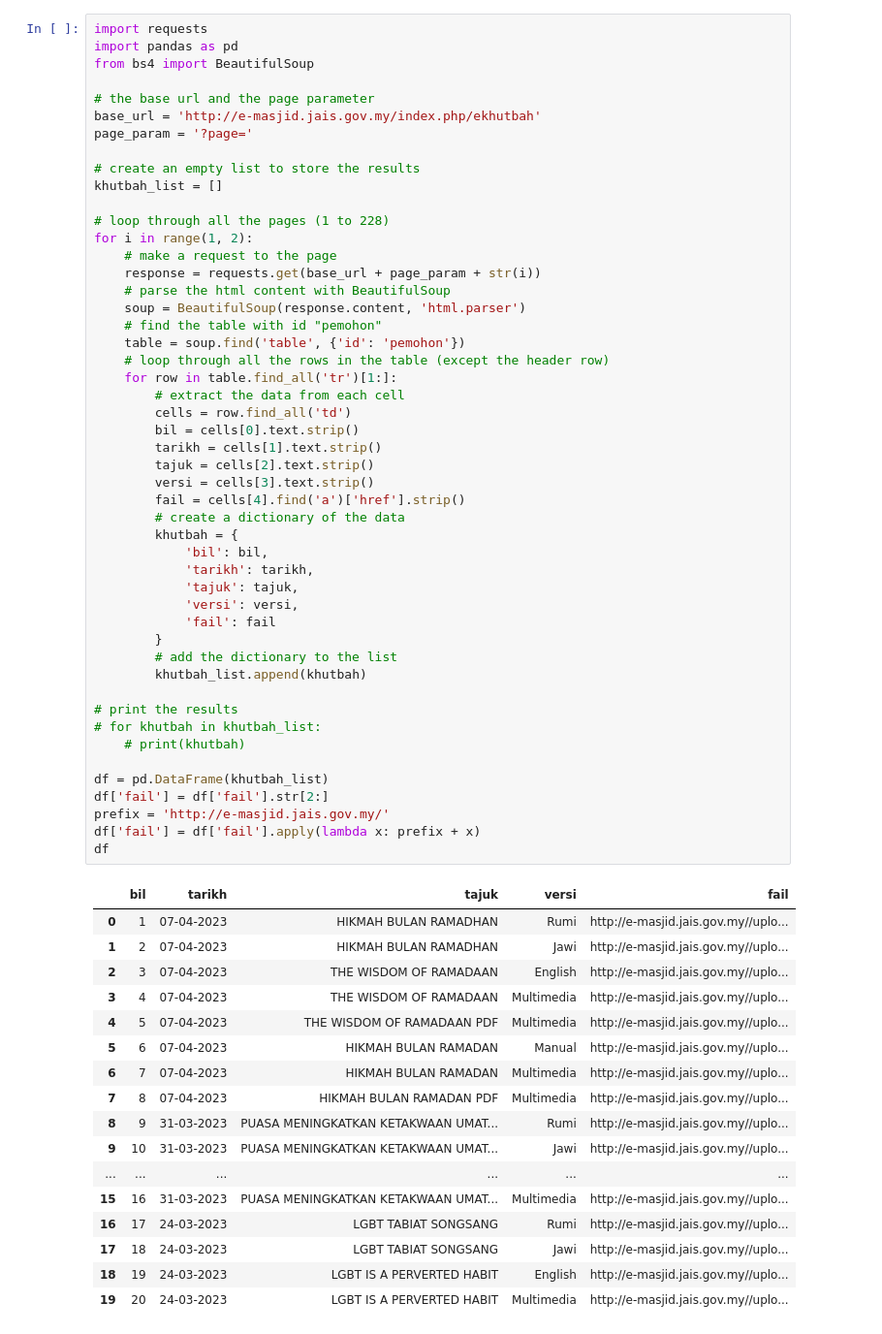
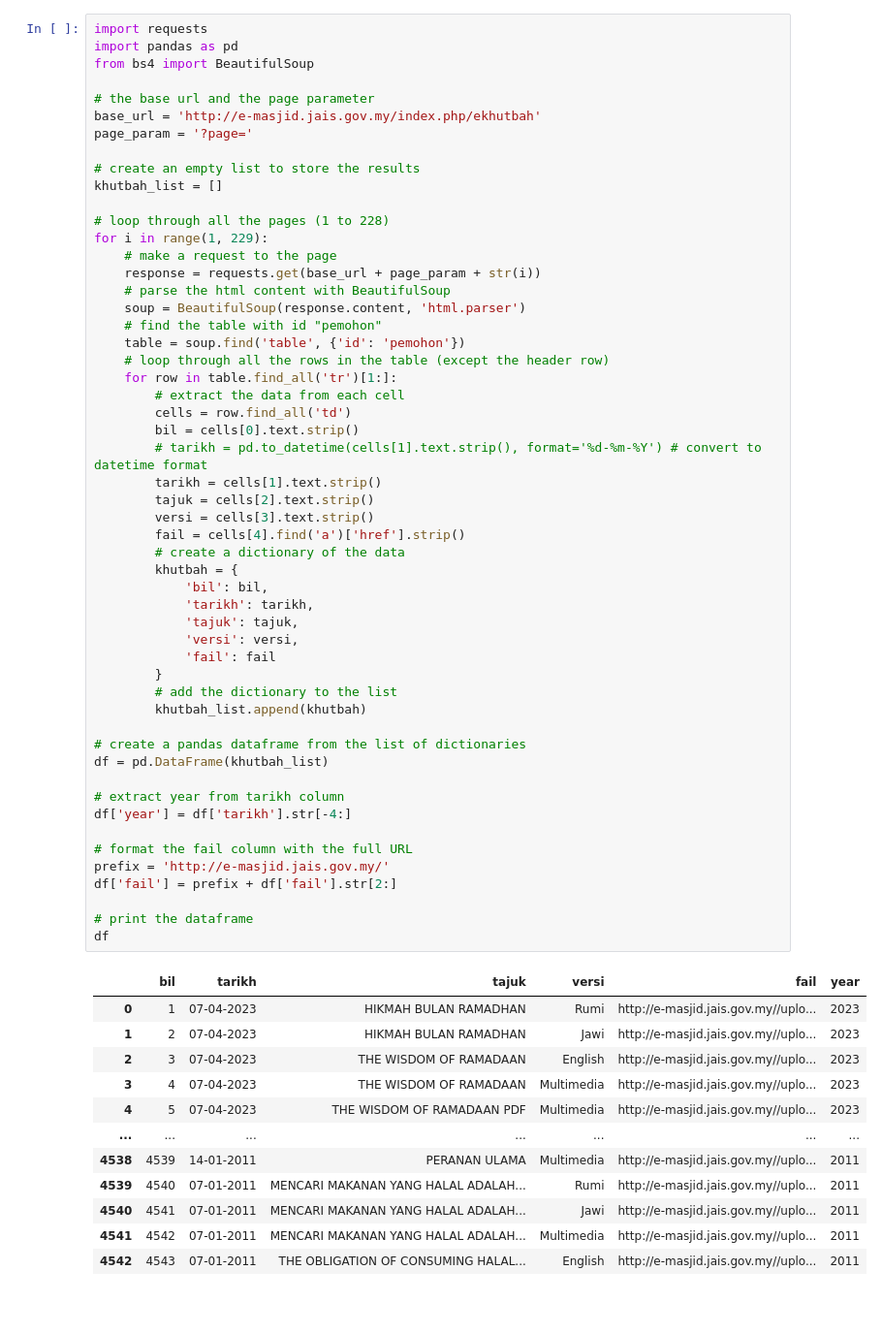
Before and after one commit to booluckgmie/training, a Jupyter notebook: python/Scrape_Kutbah_Jumaat_JAIS_2011_current.ipynb, the cells around one changed output. Shown at 97% size. Drawn from its saved outputs; the diff is of its cells as text; blank space fills up the shorter version.

```diff
--- a/python/Scrape_Kutbah_Jumaat_JAIS_2011_current.ipynb
+++ b/python/Scrape_Kutbah_Jumaat_JAIS_2011_current.ipynb
@@ -13,57 +11,56 @@ page_param = '?page='
 khutbah_list = []
 
 # loop through all the pages (1 to 228)
-for i in range(1, 2):
+for i in range(1, 229):
     # make a request to the page
     response = requests.get(base_url + page_param + str(i))
     # parse the html content with BeautifulSoup
     soup = BeautifulSoup(response.content, 'html.parser')
     # find the table with id "pemohon"
     table = soup.find('table', {'id': 'pemohon'})
     # loop through all the rows in the table (except the header row)
     for row in table.find_all('tr')[1:]:
         # extract the data from each cell
         cells = row.find_all('td')
         bil = cells[0].text.strip()
+        # tarikh = pd.to_datetime(cells[1].text.strip(), format='%d-%m-%Y') # convert to datetime format
         tarikh = cells[1].text.strip()
         tajuk = cells[2].text.strip()
         versi = cells[3].text.strip()
         fail = cells[4].find('a')['href'].strip()
         # create a dictionary of the data
         khutbah = {
             'bil': bil,
             'tarikh': tarikh,
             'tajuk': tajuk,
             'versi': versi,
             'fail': fail
         }
         # add the dictionary to the list
         khutbah_list.append(khutbah)
 
-# print the results
-# for khutbah in khutbah_list:
-    # print(khutbah)
+# create a pandas dataframe from the list of dictionaries
+df = pd.DataFrame(khutbah_list)
 
-df = pd.DataFrame(khutbah_list)
-df['fail'] = df['fail'].str[2:]
+# extract year from tarikh column
+df['year'] = df['tarikh'].str[-4:]
+
+# format the fail column with the full URL
 prefix = 'http://e-masjid.jais.gov.my/'
-df['fail'] = df['fail'].apply(lambda x: prefix + x)
+df['fail'] = prefix + df['fail'].str[2:]
+
+# print the dataframe
 df
 # %% [output]
-|  | bil | tarikh | tajuk | versi | fail |
-| 0 | 1 | 07-04-2023 | HIKMAH BULAN RAMADHAN | Rumi | http://e-masjid.jais.gov.my//uplo... |
-| 1 | 2 | 07-04-2023 | HIKMAH BULAN RAMADHAN | Jawi | http://e-masjid.jais.gov.my//uplo... |
-| 2 | 3 | 07-04-2023 | THE WISDOM OF RAMADAAN | English | http://e-masjid.jais.gov.my//uplo... |
-| 3 | 4 | 07-04-2023 | THE WISDOM OF RAMADAAN | Multimedia | http://e-masjid.jais.gov.my//uplo... |
-| 4 | 5 | 07-04-2023 | THE WISDOM OF RAMADAAN PDF | Multimedia | http://e-masjid.jais.gov.my//uplo... |
-| 5 | 6 | 07-04-2023 | HIKMAH BULAN RAMADAN | Manual | http://e-masjid.jais.gov.my//uplo... |
-| 6 | 7 | 07-04-2023 | HIKMAH BULAN RAMADAN | Multimedia | http://e-masjid.jais.gov.my//uplo... |
-| 7 | 8 | 07-04-2023 | HIKMAH BULAN RAMADAN PDF | Multimedia | http://e-masjid.jais.gov.my//uplo... |
-| 8 | 9 | 31-03-2023 | PUASA MENINGKATKAN KETAKWAAN UMAT... | Rumi | http://e-masjid.jais.gov.my//uplo... |
-| 9 | 10 | 31-03-2023 | PUASA MENINGKATKAN KETAKWAAN UMAT... | Jawi | http://e-masjid.jais.gov.my//uplo... |
-| ... | ... | ... | ... | ... | ... |
-| 15 | 16 | 31-03-2023 | PUASA MENINGKATKAN KETAKWAAN UMAT... | Multimedia | http://e-masjid.jais.gov.my//uplo... |
-| 16 | 17 | 24-03-2023 | LGBT TABIAT SONGSANG | Rumi | http://e-masjid.jais.gov.my//uplo... |
-| 17 | 18 | 24-03-2023 | LGBT TABIAT SONGSANG | Jawi | http://e-masjid.jais.gov.my//uplo... |
-| 18 | 19 | 24-03-2023 | LGBT IS A PERVERTED HABIT | English | http://e-masjid.jais.gov.my//uplo... |
-| 19 | 20 | 24-03-2023 | LGBT IS A PERVERTED HABIT | Multimedia | http://e-masjid.jais.gov.my//uplo... |
+|  | bil | tarikh | tajuk | versi | fail | year |
+| 0 | 1 | 07-04-2023 | HIKMAH BULAN RAMADHAN | Rumi | http://e-masjid.jais.gov.my//uplo... | 2023 |
+| 1 | 2 | 07-04-2023 | HIKMAH BULAN RAMADHAN | Jawi | http://e-masjid.jais.gov.my//uplo... | 2023 |
+| 2 | 3 | 07-04-2023 | THE WISDOM OF RAMADAAN | English | http://e-masjid.jais.gov.my//uplo... | 2023 |
+| 3 | 4 | 07-04-2023 | THE WISDOM OF RAMADAAN | Multimedia | http://e-masjid.jais.gov.my//uplo... | 2023 |
+| 4 | 5 | 07-04-2023 | THE WISDOM OF RAMADAAN PDF | Multimedia | http://e-masjid.jais.gov.my//uplo... | 2023 |
+| ... | ... | ... | ... | ... | ... | ... |
+| 4538 | 4539 | 14-01-2011 | PERANAN ULAMA | Multimedia | http://e-masjid.jais.gov.my//uplo... | 2011 |
+| 4539 | 4540 | 07-01-2011 | MENCARI MAKANAN YANG HALAL ADALAH... | Rumi | http://e-masjid.jais.gov.my//uplo... | 2011 |
+| 4540 | 4541 | 07-01-2011 | MENCARI MAKANAN YANG HALAL ADALAH... | Jawi | http://e-masjid.jais.gov.my//uplo... | 2011 |
+| 4541 | 4542 | 07-01-2011 | MENCARI MAKANAN YANG HALAL ADALAH... | Multimedia | http://e-masjid.jais.gov.my//uplo... | 2011 |
+| 4542 | 4543 | 07-01-2011 | THE OBLIGATION OF CONSUMING HALAL... | English | http://e-masjid.jais.gov.my//uplo... | 2011 |
```
Also changed, not shown: parts of 7 cells of this notebook.
